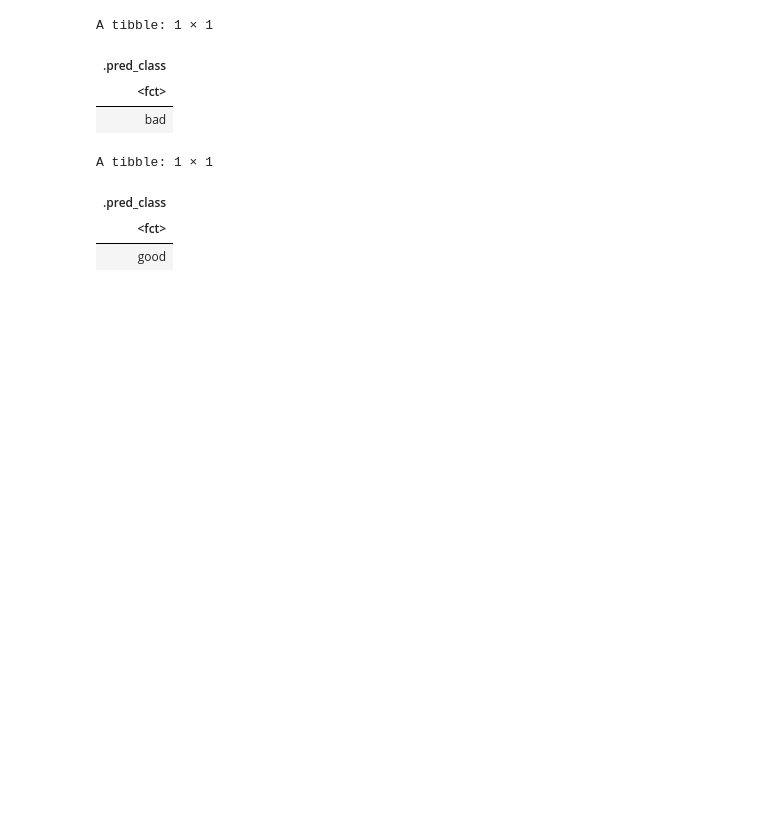
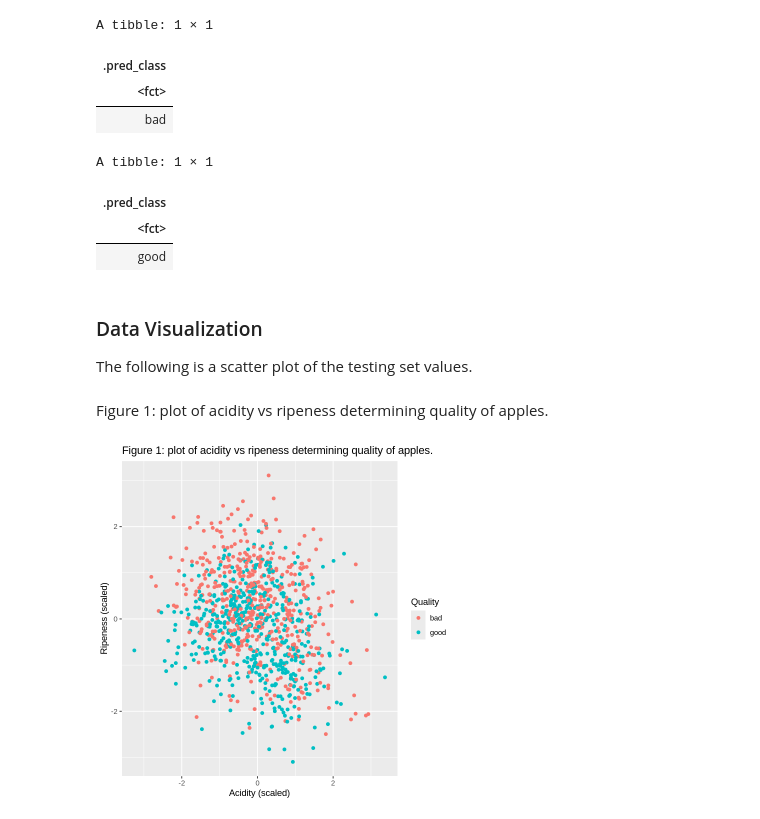
Before and after one commit to Ethkazin/DSCI-100-Group-Project, a Jupyter notebook: Final Report Data.ipynb, the cells around one changed output. Saved outputs shown, nothing was run; the diff lists cells and outputs as text; code cells hidden in the pictures; blank space fills up the shorter version.

Commit message:
added visualization of test data scaled

```diff
--- a/Final Report Data.ipynb
+++ b/Final Report Data.ipynb
@@ -240,0 +220,20 @@ A tibble: 1 × 1
+# %% [markdown]
+### Data Visualization
+The following is a scatter plot of the testing set values.
+# %% [markdown]
+Figure 1: plot of acidity vs ripeness determining quality of apples.
+# %%
+apple_scaled <- apple_recipe_final |>
+    prep() |>
+    bake(apple_test)
+
+options(repr.plot.height = 6, repr.plot.width = 6)
+
+apples_plot <- apple_scaled |>
+    ggplot(aes(x = acidity, y = ripeness, colour = quality)) +
+    geom_point() +
+    labs(x = "Acidity (scaled)", y = "Ripeness (scaled)", colour = "Quality") +
+    ggtitle("Figure 1: plot of acidity vs ripeness determining quality of apples.")
+apples_plot
+# %% [output]
+[figure, added]
```
Also changed, not shown: parts of 3 cells of this notebook.
